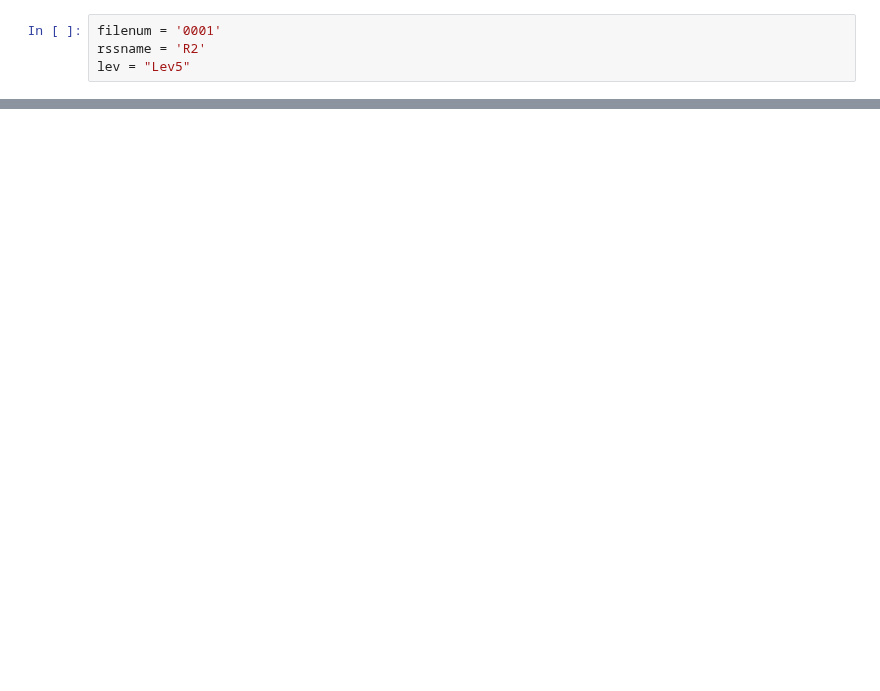
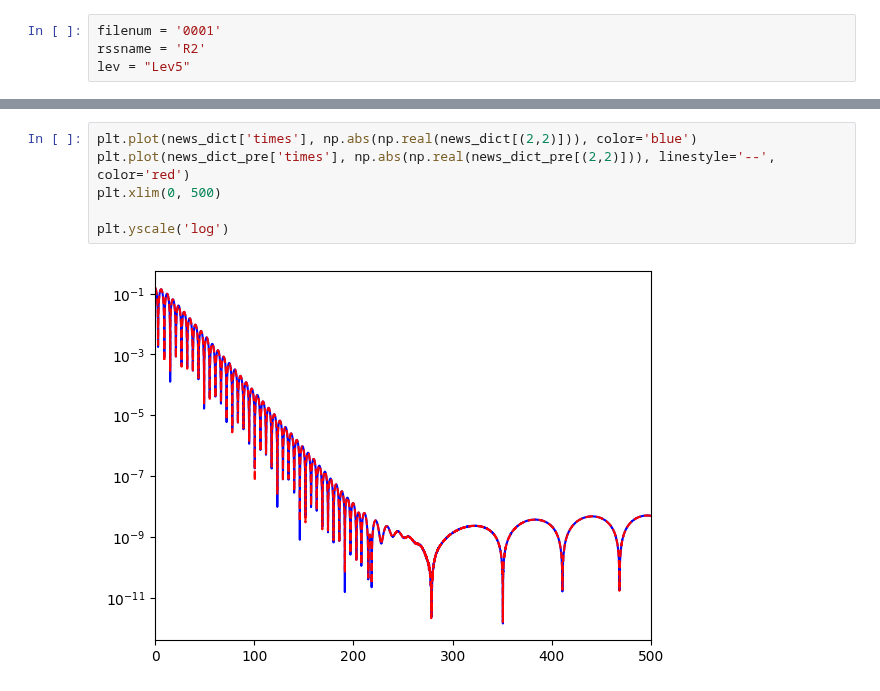
Before and after one commit to BGP-QNM-FITS/bgp_qnm_fits, a Jupyter notebook: psi4_test.ipynb, the cells around one changed output, grey strips where cells are left out. Cells and saved outputs as stored; diff of their text form; blank space fills up the shorter version.

```diff
--- a/psi4_test.ipynb
+++ b/psi4_test.ipynb
@@ -34,0 +60,8 @@ FileNotFoundError: [Errno 2] No such file or directory: '/data/rvnd2-2/CCE_data/
+# %%
+plt.plot(news_dict['times'], np.abs(np.real(news_dict[(2,2)])), color='blue')
+plt.plot(news_dict_pre['times'], np.abs(np.real(news_dict_pre[(2,2)])), linestyle='--', color='red')
+plt.xlim(0, 500)
+
+plt.yscale('log')
+# %% [output]
+[figure, added]
```
Also changed, not shown: parts of 16 cells of this notebook, 28 other files.
